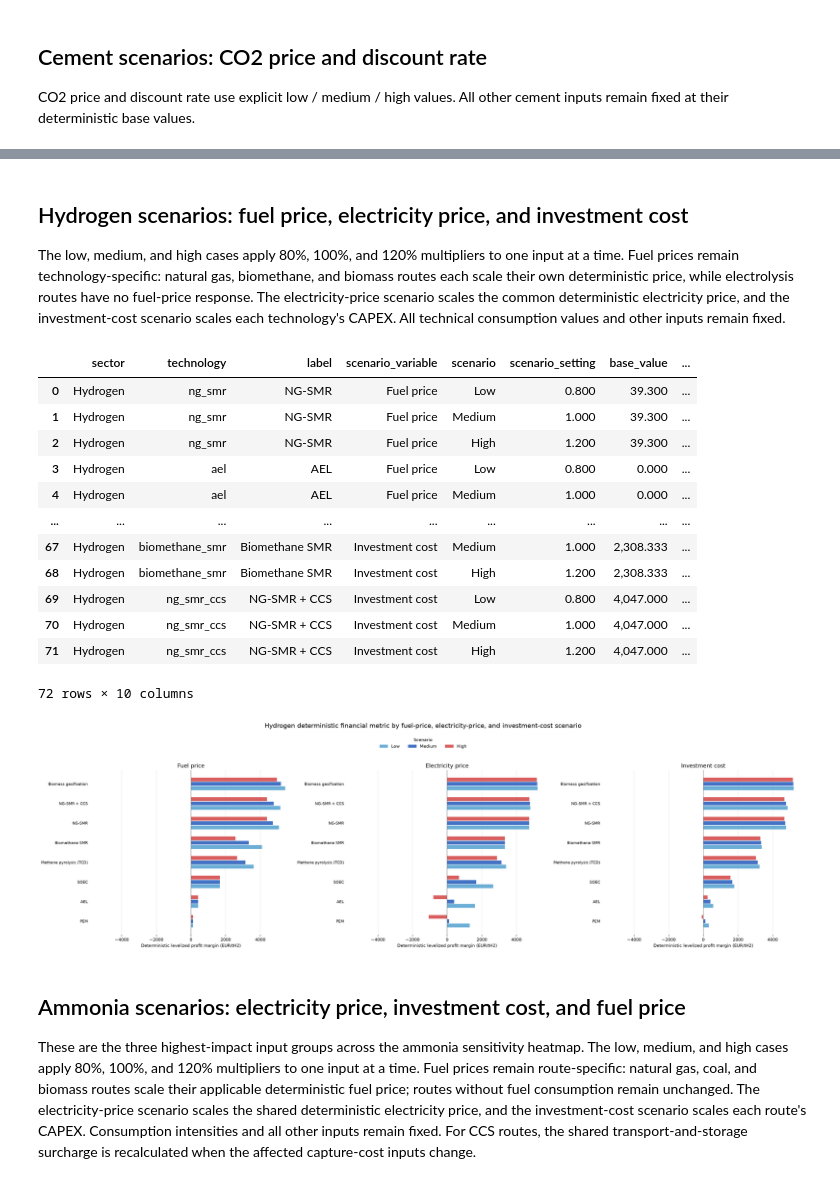
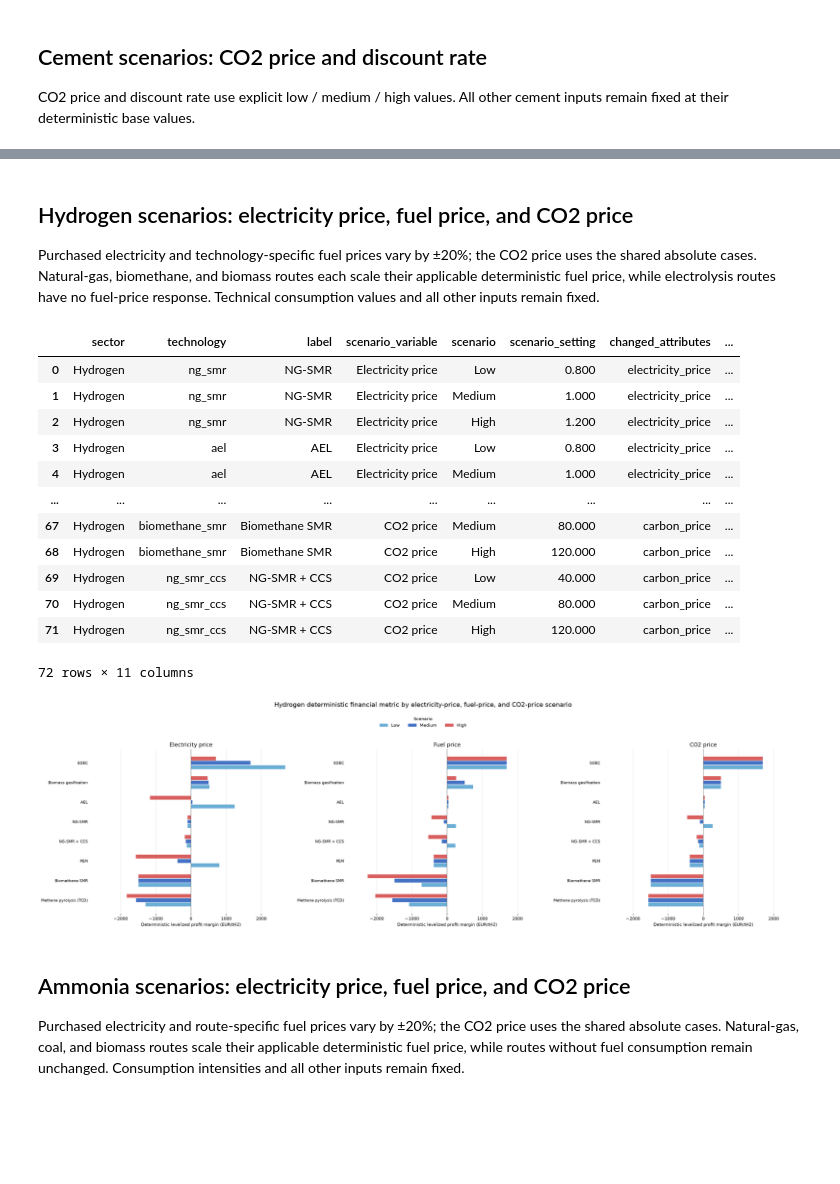
Before and after one commit to Finnzn/Master-Thesis, a Jupyter notebook: notebooks/scenario_analysis.ipynb, the cells around one changed output, grey strips where cells are left out. Saved outputs shown, nothing was run; the diff lists cells and outputs as text; code cells hidden in the pictures; blank space fills up the shorter version.

```diff
--- a/notebooks/scenario_analysis.ipynb
+++ b/notebooks/scenario_analysis.ipynb
@@ -239,7 +168,7 @@ SCENARIO_ORDER = ("Low", "Medium", "High")
 SCENARIO_COLORS = {"Low": "#6BAED6", "Medium": "#4472C4", "High": "#D95F5F"}
 VF_SCENARIO_ORDER = ("Min", "Base", "Max")
 VF_SCENARIO_COLORS = {"Min": "#D95F5F", "Base": "#4472C4", "Max": "#6BAED6"}
-SECTOR_NAMES = {"electricity": "Electricity", "cement": "Cement", "hydrogen": "Hydrogen", "ammonia": "Ammonia"}
+SECTOR_NAMES = {"electricity": "Electricity", "cement": "Cement", "steel": "Steel", "hydrogen": "Hydrogen", "ammonia": "Ammonia"}
 
 
 def metric_label(sector_key):
@@ -248,14 +177,14 @@ def metric_label(sector_key):
     if FINANCIAL_METRIC == "LPM":
         return "levelized profit margin"
     if FINANCIAL_METRIC == "LCOX":
-        return {"electricity": "LCOE", "cement": "LCOC", "hydrogen": "LCOH", "ammonia": "LCOA"}[sector_key]
+        return {"electricity": "LCOE", "cement": "LCOC", "steel": "LCOS", "hydrogen": "LCOH", "ammonia": "LCOA"}[sector_key]
     raise ValueError(f"Unknown FINANCIAL_METRIC: {FINANCIAL_METRIC!r}")
 
 
 def metric_unit(sector_key):
     if FINANCIAL_METRIC == "NPV":
         return "million EUR"
-    return {"electricity": "EUR/MWh", "cement": "EUR/t", "hydrogen": "EUR/tH2", "ammonia": "EUR/tNH3"}[sector_key]
+    return {"electricity": "EUR/MWh", "cement": "EUR/t", "steel": "EUR/tCS", "hydrogen": "EUR/tH2", "ammonia": "EUR/tNH3"}[sector_key]
 
 
 def build_deterministic_scenario_summary(
@@ -263,21 +192,24 @@ def build_deterministic_scenario_summary(
     base_by_technology,
     labels,
     scenario_variable,
-    attribute,
+    attributes,
     scenario_values,
     values_are_multipliers=False,
 ):
+    attribute_names = (attributes,) if isinstance(attributes, str) else tuple(attributes)
+    primary_attribute = attribute_names[0]
     rows = []
     for technology, inputs in base_by_technology.items():
         base_metric = calculate_metric_value(sector_key, inputs, FINANCIAL_METRIC)
-        base_value = getattr(inputs, attribute)
+        base_values = {name: getattr(inputs, name) for name in attribute_names}
+        base_value = base_values[primary_attribute]
         for scenario, scenario_value in scenario_values.items():
-            applied_value = (
-                base_value * scenario_value
-                if values_are_multipliers
-                else scenario_value
-            )
-            scenario_inputs = replace(inputs, **{attribute: applied_value})
+            changes = {
+                name: (value * scenario_value if values_are_multipliers else scenario_value)
+                for name, value in base_values.items()
+            }
+            applied_value = changes[primary_attribute]
+            scenario_inputs = replace(inputs, **changes)
             metric_value = calculate_metric_value(sector_key, scenario_inputs, FINANCIAL_METRIC)
             rows.append(
                 {
@@ -287,6 +219,7 @@ def build_deterministic_scenario_summary(
                     "scenario_variable": scenario_variable,
                     "scenario": scenario,
                     "scenario_setting": scenario_value,
+                    "changed_attributes": " + ".join(attribute_names),
                     "base_value": base_value,
                     "applied_value": applied_value,
                     "metric_value": metric_value,
@@ -542,55 +551,55 @@ plt.show()
 # %% [markdown]
-## Hydrogen scenarios: fuel price, electricity price, and investment cost
+## Hydrogen scenarios: electricity price, fuel price, and CO2 price
 
-The low, medium, and high cases apply 80%, 100%, and 120% multipliers to one input at a time. Fuel prices remain technology-specific: natural gas, biomethane, and biomass routes each scale their own deterministic price, while electrolysis routes have no fuel-price response. The electricity-price scenario scales the common deterministic electricity price, and the investment-cost scenario scales each technology's CAPEX. All technical consumption values and other inputs remain fixed.
+Purchased electricity and technology-specific fuel prices vary by ±20%; the CO2 price uses the shared absolute cases. Natural-gas, biomethane, and biomass routes each scale their applicable deterministic fuel price, while electrolysis routes have no fuel-price response. Technical consumption values and all other inputs remain fixed.
 # %%
 hydrogen_summary = pd.concat(
     [
         build_deterministic_scenario_summary(
             "hydrogen",
             hydrogen_base_inputs,
             HYDROGEN_TECHNOLOGY_LABELS,
             scenario_variable,
             attribute,
-            HYDROGEN_INPUT_MULTIPLIERS,
-            values_are_multipliers=True,
+            scenario_values,
+            values_are_multipliers=values_are_multipliers,
         )
-        for scenario_variable, attribute in (
-            ("Fuel price", "fuel_price"),
-            ("Electricity price", "electricity_price"),
-            ("Investment cost", "capex"),
+        for scenario_variable, attribute, scenario_values, values_are_multipliers in (
+            ("Electricity price", "electricity_price", INPUT_MULTIPLIERS, True),
+            ("Fuel price", "fuel_price", INPUT_MULTIPLIERS, True),
+            ("CO2 price", "carbon_price", CO2_PRICE_SCENARIOS, False),
         )
     ],
     ignore_index=True,
 )
 
 display(hydrogen_summary)
 plot_scenario_variables(
     hydrogen_summary,
-    "Hydrogen deterministic financial metric by fuel-price, electricity-price, and investment-cost scenario",
+    "Hydrogen deterministic financial metric by electricity-price, fuel-price, and CO2-price scenario",
     "hydrogen",
     figure_height=7.5,
 )
 plt.show()
 # %% [output]
-|  | sector | technology | label | scenario_variable | scenario | scenario_setting | base_value | ... |
-| 0 | Hydrogen | ng_smr | NG-SMR | Fuel price | Low | 0.800 | 39.300 | ... |
-| 1 | Hydrogen | ng_smr | NG-SMR | Fuel price | Medium | 1.000 | 39.300 | ... |
-| 2 | Hydrogen | ng_smr | NG-SMR | Fuel price | High | 1.200 | 39.300 | ... |
-| 3 | Hydrogen | ael | AEL | Fuel price | Low | 0.800 | 0.000 | ... |
-| 4 | Hydrogen | ael | AEL | Fuel price | Medium | 1.000 | 0.000 | ... |
+|  | sector | technology | label | scenario_variable | scenario | scenario_setting | changed_attributes | ... |
+| 0 | Hydrogen | ng_smr | NG-SMR | Electricity price | Low | 0.800 | electricity_price | ... |
+| 1 | Hydrogen | ng_smr | NG-SMR | Electricity price | Medium | 1.000 | electricity_price | ... |
+| 2 | Hydrogen | ng_smr | NG-SMR | Electricity price | High | 1.200 | electricity_price | ... |
+| 3 | Hydrogen | ael | AEL | Electricity price | Low | 0.800 | electricity_price | ... |
+| 4 | Hydrogen | ael | AEL | Electricity price | Medium | 1.000 | electricity_price | ... |
 | ... | ... | ... | ... | ... | ... | ... | ... | ... |
-| 67 | Hydrogen | biomethane_smr | Biomethane SMR | Investment cost | Medium | 1.000 | 2,308.333 | ... |
-| 68 | Hydrogen | biomethane_smr | Biomethane SMR | Investment cost | High | 1.200 | 2,308.333 | ... |
-| 69 | Hydrogen | ng_smr_ccs | NG-SMR + CCS | Investment cost | Low | 0.800 | 4,047.000 | ... |
-| 70 | Hydrogen | ng_smr_ccs | NG-SMR + CCS | Investment cost | Medium | 1.000 | 4,047.000 | ... |
-| 71 | Hydrogen | ng_smr_ccs | NG-SMR + CCS | Investment cost | High | 1.200 | 4,047.000 | ... |
+| 67 | Hydrogen | biomethane_smr | Biomethane SMR | CO2 price | Medium | 80.000 | carbon_price | ... |
+| 68 | Hydrogen | biomethane_smr | Biomethane SMR | CO2 price | High | 120.000 | carbon_price | ... |
+| 69 | Hydrogen | ng_smr_ccs | NG-SMR + CCS | CO2 price | Low | 40.000 | carbon_price | ... |
+| 70 | Hydrogen | ng_smr_ccs | NG-SMR + CCS | CO2 price | Medium | 80.000 | carbon_price | ... |
+| 71 | Hydrogen | ng_smr_ccs | NG-SMR + CCS | CO2 price | High | 120.000 | carbon_price | ... |
-72 rows × 10 columns
+72 rows × 11 columns
-[figure, old version]
+[figure, new version]
 # %% [markdown]
-## Ammonia scenarios: electricity price, investment cost, and fuel price
+## Ammonia scenarios: electricity price, fuel price, and CO2 price
 
-These are the three highest-impact input groups across the ammonia sensitivity heatmap. The low, medium, and high cases apply 80%, 100%, and 120% multipliers to one input at a time. Fuel prices remain route-specific: natural gas, coal, and biomass routes scale their applicable deterministic fuel price; routes without fuel consumption remain unchanged. The electricity-price scenario scales the shared deterministic electricity price, and the investment-cost scenario scales each route's CAPEX. Consumption intensities and all other inputs remain fixed. For CCS routes, the shared transport-and-storage surcharge is recalculated when the affected capture-cost inputs change.
+Purchased electricity and route-specific fuel prices vary by ±20%; the CO2 price uses the shared absolute cases. Natural-gas, coal, and biomass routes scale their applicable deterministic fuel price, while routes without fuel consumption remain unchanged. Consumption intensities and all other inputs remain fixed.
 # %%
 ammonia_summary = pd.concat(
     [
```
Also changed, not shown: parts of 15 cells of this notebook, 1 other file.
